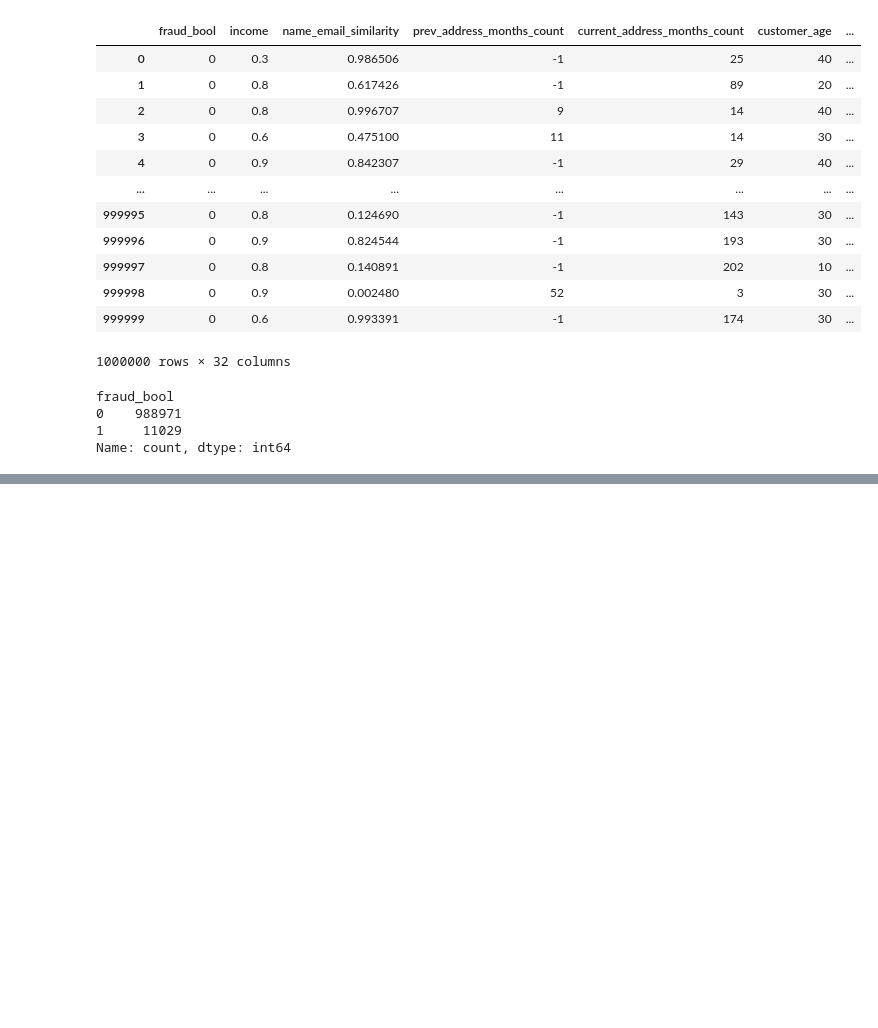
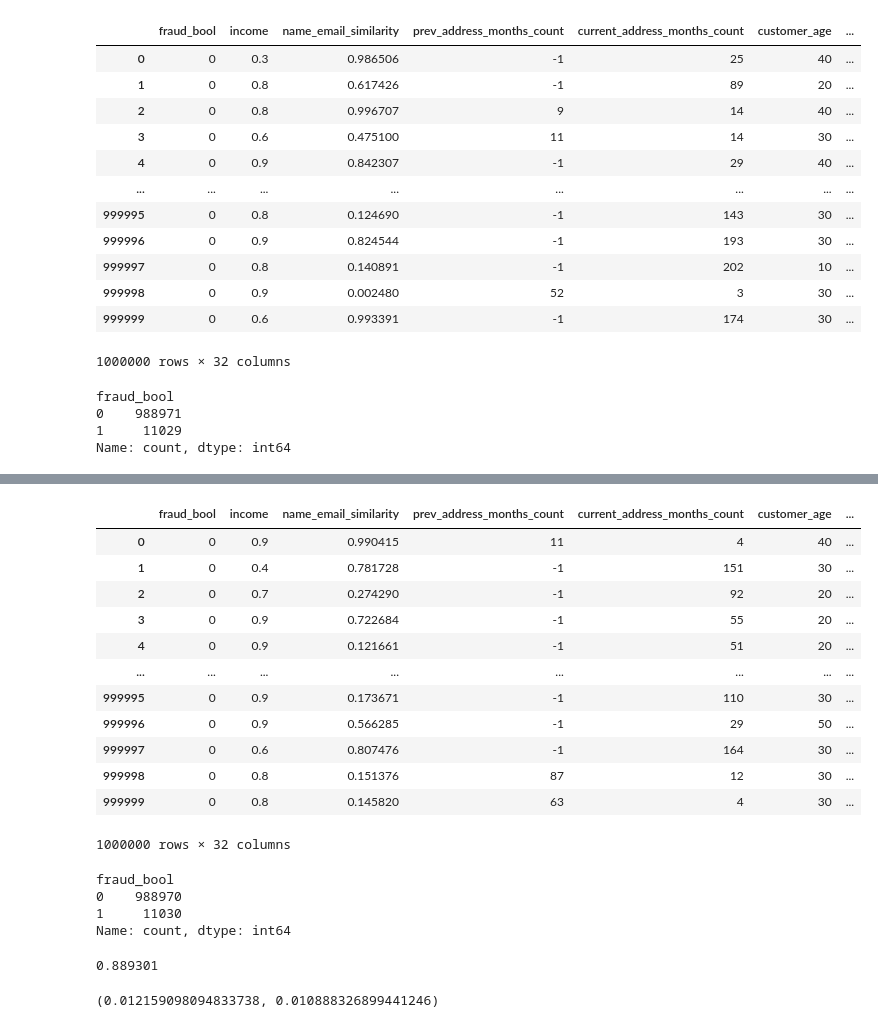
Before and after one commit to Slliki/BankFraudDetection, a Jupyter notebook: DataExplore.ipynb, the cells around one changed output, grey strips where cells are left out. Cells and saved outputs as stored; diff of their text form; code cells hidden in the pictures; blank space fills up the shorter version.

```diff
--- a/DataExplore.ipynb
+++ b/DataExplore.ipynb
@@ -124,0 +66,42 @@ print('classification_report on test set\n', classification_report(y_test, y_tes
+# %%
+df1=pd.read_csv('datasets/Variant I.csv')
+df1
+# %% [output]
+|  | fraud_bool | income | name_email_similarity | prev_address_months_count | current_address_months_count | customer_age | ... |
+| 0 | 0 | 0.9 | 0.990415 | 11 | 4 | 40 | ... |
+| 1 | 0 | 0.4 | 0.781728 | -1 | 151 | 30 | ... |
+| 2 | 0 | 0.7 | 0.274290 | -1 | 92 | 20 | ... |
+| 3 | 0 | 0.9 | 0.722684 | -1 | 55 | 20 | ... |
+| 4 | 0 | 0.9 | 0.121661 | -1 | 51 | 20 | ... |
+| ... | ... | ... | ... | ... | ... | ... | ... |
+| 999995 | 0 | 0.9 | 0.173671 | -1 | 110 | 30 | ... |
+| 999996 | 0 | 0.9 | 0.566285 | -1 | 29 | 50 | ... |
+| 999997 | 0 | 0.6 | 0.807476 | -1 | 164 | 30 | ... |
+| 999998 | 0 | 0.8 | 0.151376 | 87 | 12 | 30 | ... |
+| 999999 | 0 | 0.8 | 0.145820 | 63 | 4 | 30 | ... |
+1000000 rows × 32 columns
+# %%
+df1['fraud_bool'].value_counts()
+# %% [output]
+fraud_bool
+0    988970
+1     11030
+Name: count, dtype: int64
+# %%
+# 查看customer_age大于40并且小于80的数量
+age50_more=df1[df1['customer_age']>=50]
+
+# 查看customer_age小于50的数量
+age50_less=df1[df1['customer_age']<=40]
+
+age50_less.shape[0]/(age50_more.shape[0]+age50_less.shape[0])
+# %% [output]
+0.889301
+# %%
+# 查看age50_more和age50_less的欺诈率（即fraud_bool=1的比例）
+prevalence_major=age50_more[age50_more['fraud_bool']==1].shape[0]/age50_more.shape[0]
+prevalence_minor=age50_less[age50_less['fraud_bool']==1].shape[0]/age50_less.shape[0]
+
+prevalence_major, prevalence_minor
+# %% [output]
+(0.012159098094833738, 0.010888326899441246)
```
Also changed, not shown: parts of 19 cells of this notebook, 1 other file.
